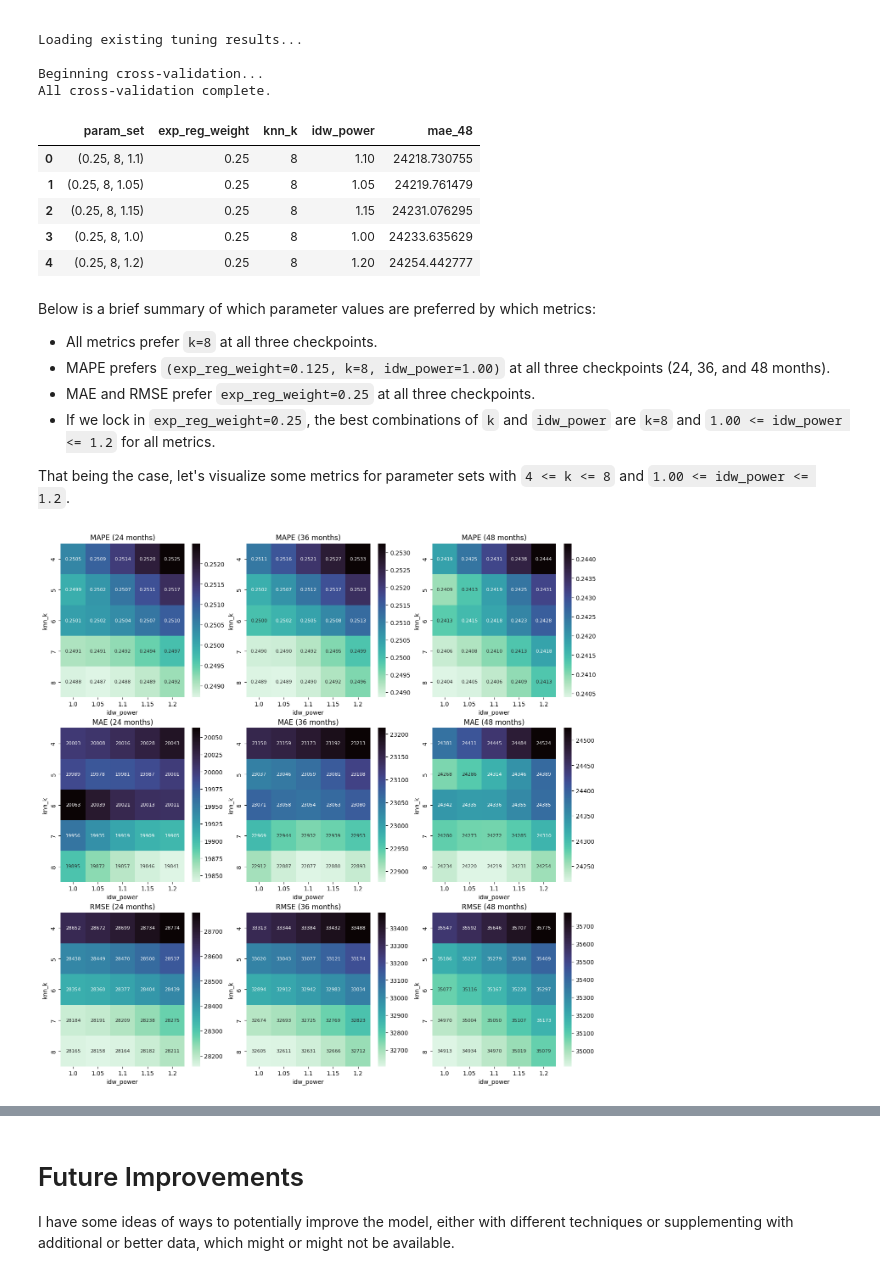
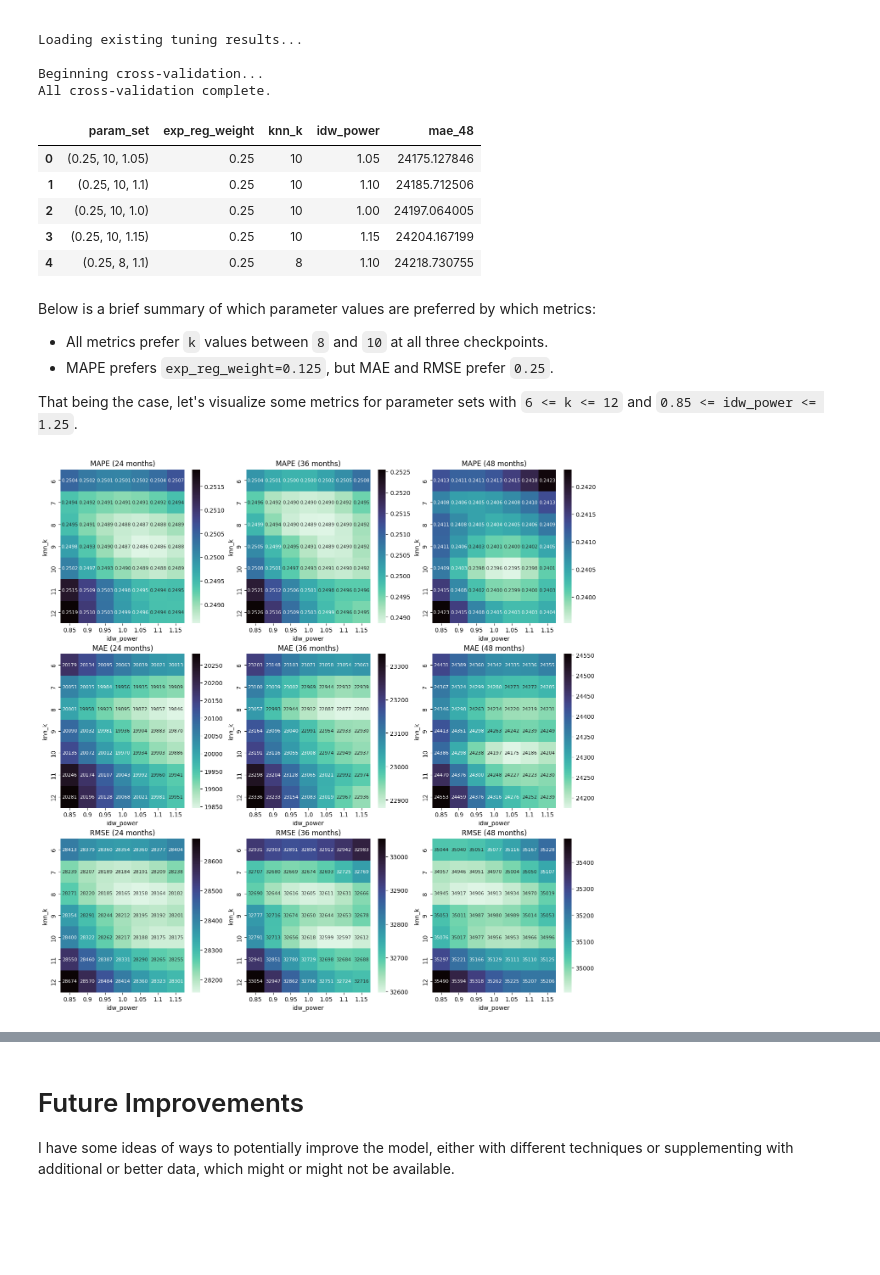
Before and after one commit to JamesPImes/oil_well_predictor, a Jupyter notebook: demo/demo.ipynb, the cells around one changed output, grey strips where cells are left out. Drawn from its saved outputs; the diff is of its cells as text; code cells hidden in the pictures; blank space fills up the shorter version.

Commit message:
additional hyperparameter tuning

```diff
--- a/demo/demo.ipynb
+++ b/demo/demo.ipynb
@@ -242,9 +242,9 @@ wells_train, wells_test = train_test_split(usable_wells, test_size=0.25, random_
 # %%
 # Parameter values we'll consider.
 exp_reg_weight_vals = [2.0, 1.5, 1.0, 0.75, 0.5, 0.375, 0.25, 0.125]
-knn_k_vals = list(range(2, 9))
-# [1.0, 1.05, 1.10, ..., 2.0]
-idw_power_vals = [float(round(x, 2)) for x in np.linspace(1, 2, 21)]
+knn_k_vals = list(range(2, 13))
+# [0.0, 0.05, 0.10, ..., 2.0]
+idw_power_vals = [float(round(x, 2)) for x in np.linspace(0.0, 2.0, 41)]
 
 # sklearn metrics functions
 metrics = {
@@ -296,33 +296,35 @@ mae_at_48_months = demo_utils.rank_best(tuning_results, 'mae', 48)
 mae_at_48_months.head()
 # %% [output]
 |  | param_set | exp_reg_weight | knn_k | idw_power | mae_48 |
-| 0 | (0.25, 8, 1.1) | 0.25 | 8 | 1.10 | 24218.730755 |
-| 1 | (0.25, 8, 1.05) | 0.25 | 8 | 1.05 | 24219.761479 |
-| 2 | (0.25, 8, 1.15) | 0.25 | 8 | 1.15 | 24231.076295 |
-| 3 | (0.25, 8, 1.0) | 0.25 | 8 | 1.00 | 24233.635629 |
-| 4 | (0.25, 8, 1.2) | 0.25 | 8 | 1.20 | 24254.442777 |
+| 0 | (0.25, 10, 1.05) | 0.25 | 10 | 1.05 | 24175.127846 |
+| 1 | (0.25, 10, 1.1) | 0.25 | 10 | 1.10 | 24185.712506 |
+| 2 | (0.25, 10, 1.0) | 0.25 | 10 | 1.00 | 24197.064005 |
+| 3 | (0.25, 10, 1.15) | 0.25 | 10 | 1.15 | 24204.167199 |
+| 4 | (0.25, 8, 1.1) | 0.25 | 8 | 1.10 | 24218.730755 |
 # %% [markdown]
 Below is a brief summary of which parameter values are preferred by which metrics:
- * All metrics prefer `k=8` at all three checkpoints.
- * MAPE prefers `(exp_reg_weight=0.125, k=8, idw_power=1.00)` at all three checkpoints (24, 36, and 48 months).
- * MAE and RMSE prefer `exp_reg_weight=0.25` at all three checkpoints.
- * If we lock in `exp_reg_weight=0.25`, the best combinations of `k` and `idw_power` are `k=8` and `1.00 <= idw_power <= 1.2` for all metrics.
+ * All metrics prefer `k` values between `8` and `10` at all three checkpoints.
+ * MAPE prefers `exp_reg_weight=0.125`, but MAE and RMSE prefer `0.25`.
 
-That being the case, let's visualize some metrics for parameter sets with `4 <= k <= 8` and `1.00 <= idw_power <= 1.2`.
+That being the case, let's visualize some metrics for parameter sets with `6 <= k <= 12` and `0.85 <= idw_power <= 1.25`.
 # %%
 metric_names = ['MAPE', 'MAE', 'RMSE']
 checkpoints = [24, 36, 48]
 exp_reg_wt = 0.25
 
-mask = (tuning_results['knn_k'] >= 4) & (tuning_results['idw_power'] <= 1.2) & (tuning_results['exp_reg_weight'] == exp_reg_wt)
+mask = ((tuning_results['exp_reg_weight'] == exp_reg_wt)
+        & (tuning_results['knn_k'] >= 6)
+        & (tuning_results['knn_k'] <= 12)
+        & (tuning_results['idw_power'] >= 0.85)
+        & (tuning_results['idw_power'] <= 1.15))
 subset = tuning_results[mask]
 
 demo_utils.metrics_heatmaps(
     tuning_results_subset=subset,
     metric_names=['MAPE', 'MAE', 'RMSE'],
     month_checkpoints=[24, 36, 48],
     cmap='mako_r',
     heatmap_txt_fmt={'MAPE': '.4f', 'MAE': '.0f', 'RMSE': '.0f'}
 )
 # %% [output]
-[figure, old version]
+[figure, new version]
```
Also changed, not shown: parts of 8 cells of this notebook, 1 other file.
